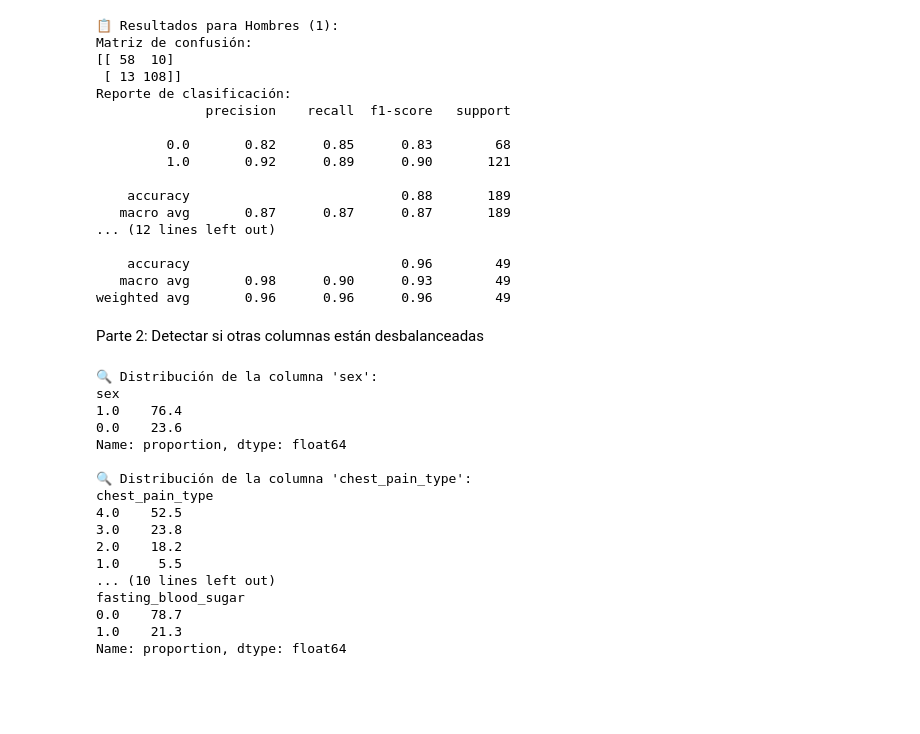
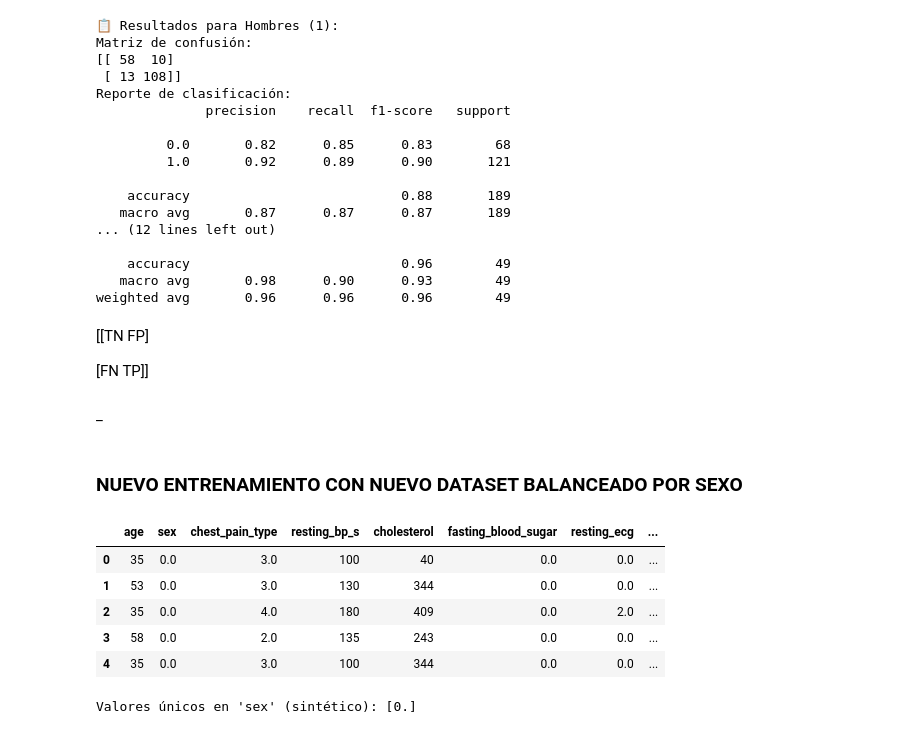
Before and after one commit to GrupoProyecto2IABD/ProyectoReconocimientoEnfermedad, a Jupyter notebook: scripts/modeling/modeling_rafa + mc_sex.ipynb, the cells around one changed output. Drawn from its saved outputs; the diff is of its cells as text; code cells hidden in the pictures; blank space fills up the shorter version.

```diff
--- a/scripts/modeling/modeling_rafa + mc_sex.ipynb
+++ b/scripts/modeling/modeling_rafa + mc_sex.ipynb
@@ -420,30 +406,30 @@ Reporte de clasificación:
     accuracy                           0.96        49
    macro avg       0.98      0.90      0.93        49
 weighted avg       0.96      0.96      0.96        49
-# %% [markdown]
-Parte 2: Detectar si otras columnas están desbalanceadas
-# %%
-# 📊 Ver proporción de cada valor en columnas potencialmente categóricas
-cols_to_check = ['sex', 'chest_pain_type', 'resting_ecg', 'fasting_blood_sugar']
-
-for col in cols_to_check:
-    print(f"\n🔍 Distribución de la columna '{col}':")
-    print(heart[col].value_counts(normalize=True).round(3) * 100)
-# %% [output]
-🔍 Distribución de la columna 'sex':
-sex
-1.0    76.4
-0.0    23.6
-Name: proportion, dtype: float64
-
-🔍 Distribución de la columna 'chest_pain_type':
-chest_pain_type
-4.0    52.5
-3.0    23.8
-2.0    18.2
-1.0     5.5
-... (10 lines left out)
-fasting_blood_sugar
-0.0    78.7
-1.0    21.3
-Name: proportion, dtype: float64
+# %% [markdown]
+[[TN FP]
+
+[FN TP]]
+# %% [markdown]
+_
+# %% [markdown]
+### NUEVO ENTRENAMIENTO CON NUEVO DATASET BALANCEADO POR SEXO
+# %%
+# Path para cargar el dataset de mujeres
+data_path = project_root / "data" / "synthetic" / "heart_females_synthetic.csv"
+
+synthetic = pd.read_csv(data_path)
+
+synthetic.head()
+# %% [output]
+|  | age | sex | chest_pain_type | resting_bp_s | cholesterol | fasting_blood_sugar | resting_ecg | ... |
+| 0 | 35 | 0.0 | 3.0 | 100 | 40 | 0.0 | 0.0 | ... |
+| 1 | 53 | 0.0 | 3.0 | 130 | 344 | 0.0 | 0.0 | ... |
+| 2 | 35 | 0.0 | 4.0 | 180 | 409 | 0.0 | 2.0 | ... |
+| 3 | 58 | 0.0 | 2.0 | 135 | 243 | 0.0 | 0.0 | ... |
+| 4 | 35 | 0.0 | 3.0 | 100 | 344 | 0.0 | 0.0 | ... |
+# %%
+# Verificamos que sex = 0 en el sintético
+print("Valores únicos en 'sex' (sintético):", synthetic['sex'].unique())
+# %% [output]
+Valores únicos en 'sex' (sintético): [0.]
```
Also changed, not shown: parts of 20 cells of this notebook, 8 other files.
